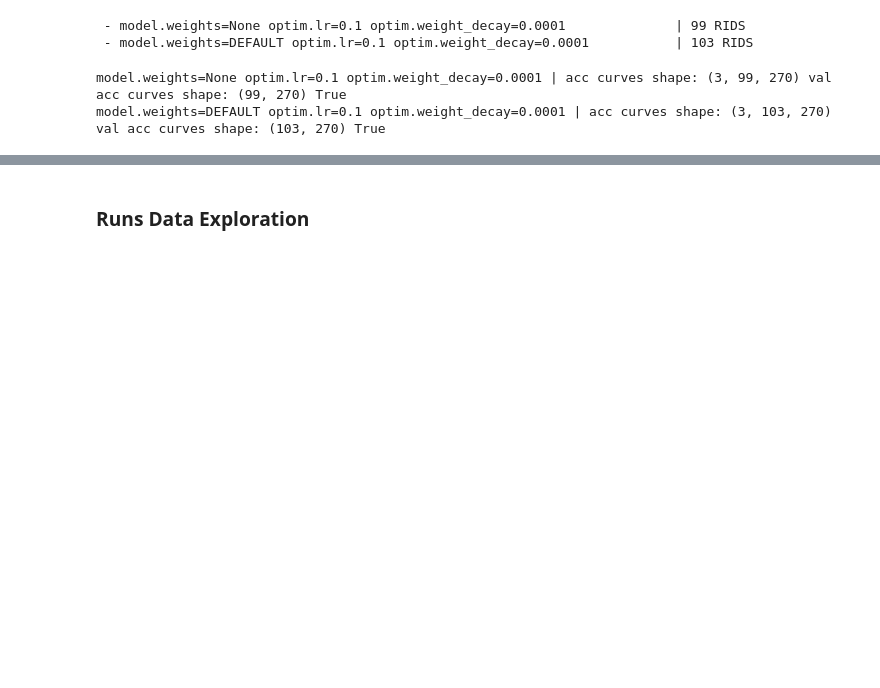
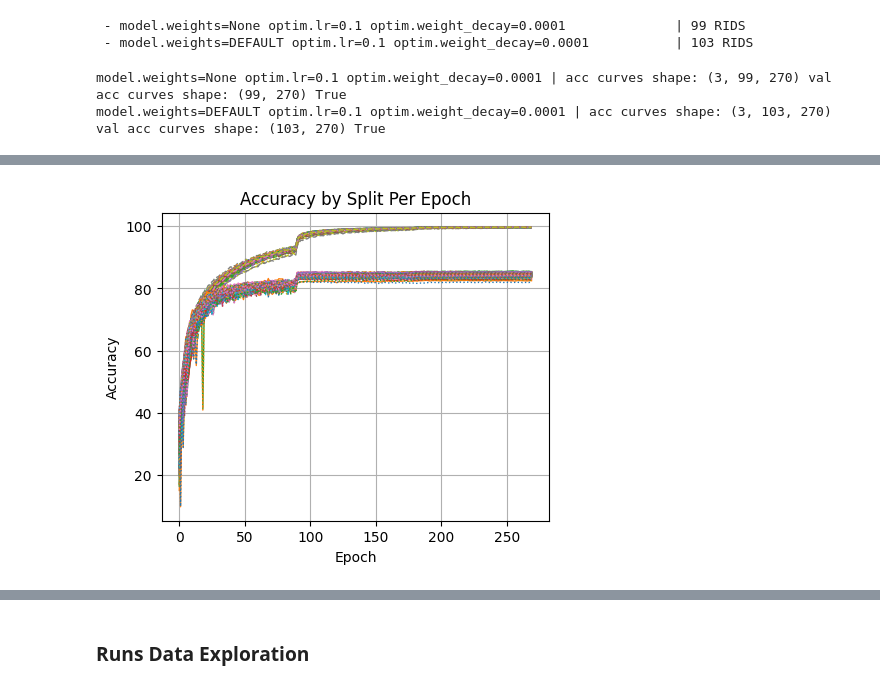
Before and after one commit to drothermel/dr_gen, a Jupyter notebook: notebooks/plot_util_examples.ipynb, the cells around one changed output, grey strips where cells are left out. Drawn from its saved outputs; the diff is of its cells as text; code cells hidden in the pictures; blank space fills up the shorter version.

```diff
--- a/notebooks/plot_util_examples.ipynb
+++ b/notebooks/plot_util_examples.ipynb
@@ -143,0 +162,9 @@ model.weights=DEFAULT optim.lr=0.1 optim.weight_decay=0.0001 | acc curves shape:
+# %%
+hpm_ind = 0
+cp.split_plot(
+    acc1_curves[hpm_ind],
+    metric_name="Accuracy",
+    legend=False,
+)
+# %% [output]
+[figure, added]
```
Also changed, not shown: parts of 7 cells of this notebook, 2 other files.
